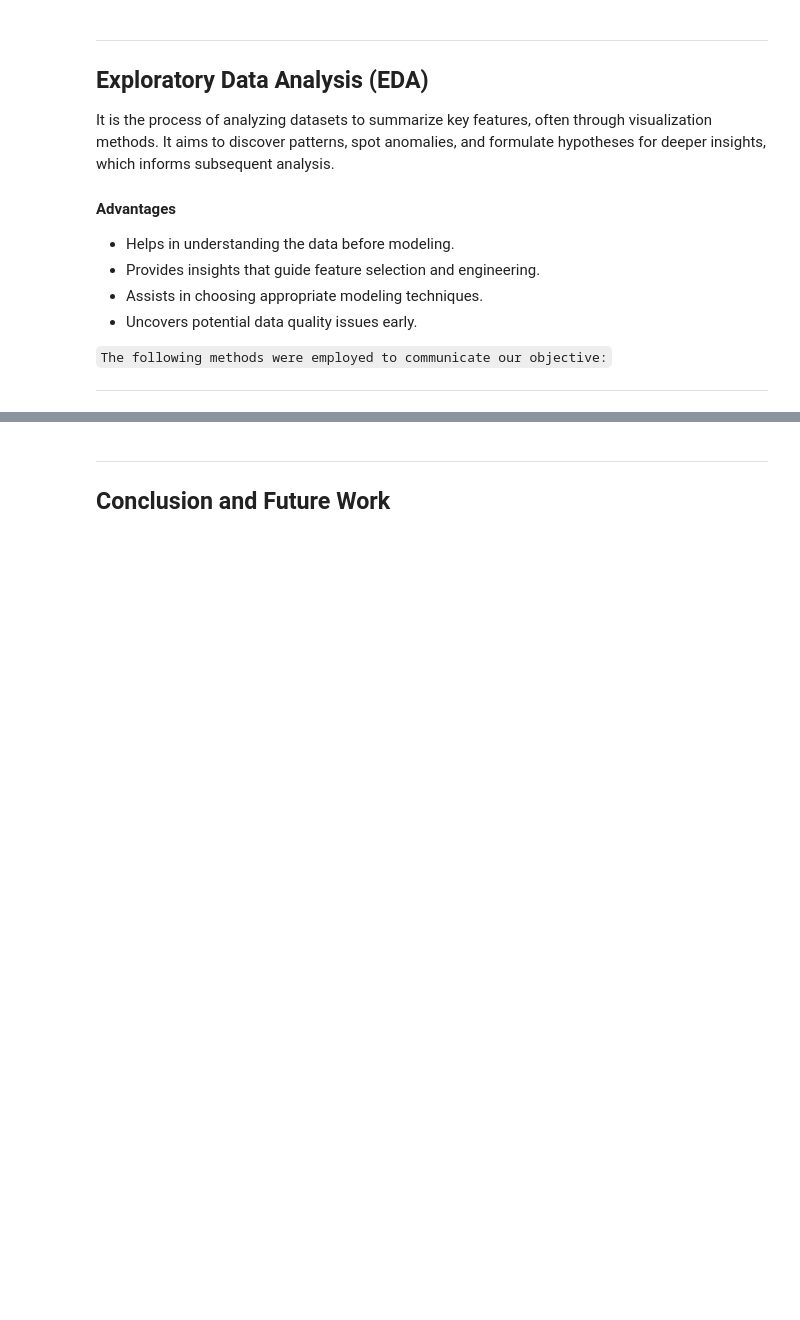
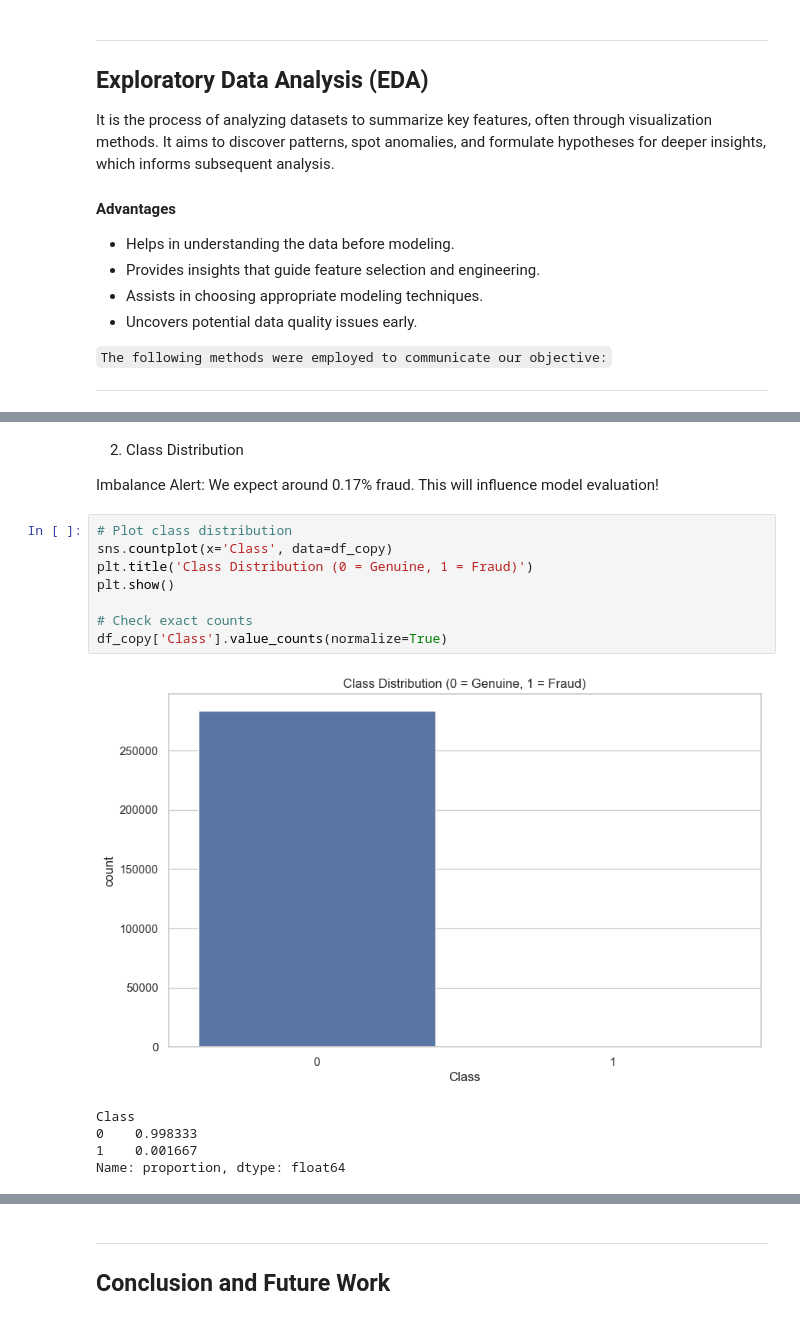
Before and after one commit to NoziphoNdebele/2025_Data_Science_Projects, a Jupyter notebook: CREDIT_CARD_FRAUD_DETECTION/CREDIT_CARD_FRAUD_DETECTION.ipynb, the cells around one changed output, grey strips where cells are left out. Cells and saved outputs as stored; diff of their text form; blank space fills up the shorter version.

```diff
--- a/CREDIT_CARD_FRAUD_DETECTION/CREDIT_CARD_FRAUD_DETECTION.ipynb
+++ b/CREDIT_CARD_FRAUD_DETECTION/CREDIT_CARD_FRAUD_DETECTION.ipynb
@@ -343,0 +362,18 @@ It is the process of analyzing datasets to summarize key features, often through
+# %% [markdown]
+2. Class Distribution
+
+Imbalance Alert: We expect around 0.17% fraud. This will influence model evaluation!
+# %%
+# Plot class distribution
+sns.countplot(x='Class', data=df_copy)
+plt.title('Class Distribution (0 = Genuine, 1 = Fraud)')
+plt.show()
+
+# Check exact counts
+df_copy['Class'].value_counts(normalize=True)
+# %% [output]
+[figure, added]
+Class
+0    0.998333
+1    0.001667
+Name: proportion, dtype: float64
```
Also changed, not shown: parts of 14 cells of this notebook, 1 other file.
